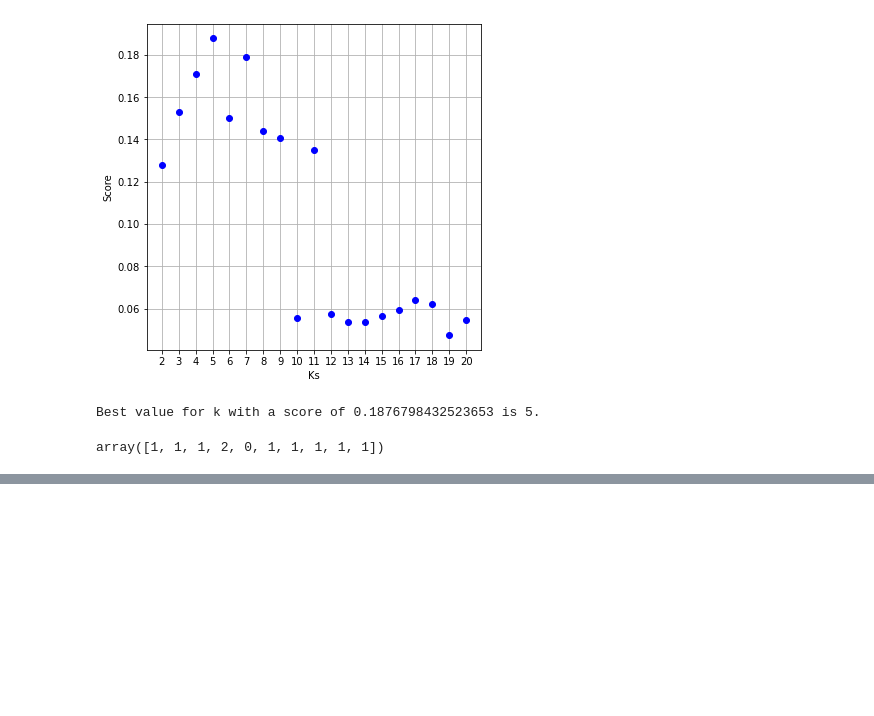
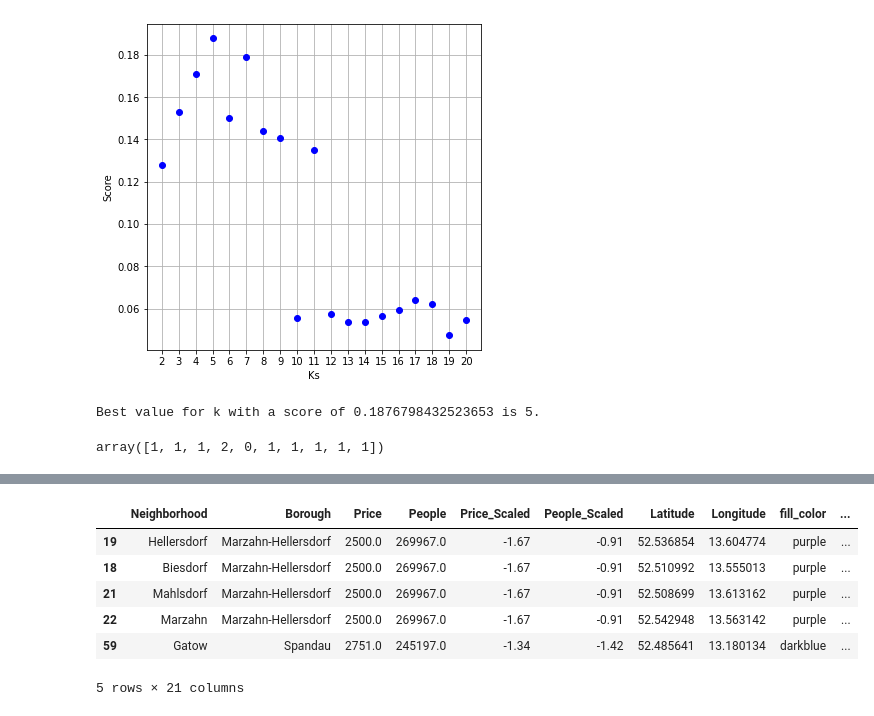
Before and after one commit to El-Gringo-Loco/IBM_Coursera_Capstone, a Jupyter notebook: coursera_capstone_project_week_05.ipynb, the cells around one changed output, grey strips where cells are left out. Cells and saved outputs as stored; diff of their text form; code cells hidden in the pictures; blank space fills up the shorter version.

```diff
--- a/coursera_capstone_project_week_05.ipynb
+++ b/coursera_capstone_project_week_05.ipynb
@@ -657,6 +643,8 @@ map_berlin_2
 [interactive output not drawn]
 # %%
 berlin_0 = berlin_merged.loc[berlin_merged["Cluster Labels"] == 0, :]
+# %%
+berlin_1 = berlin_merged.loc[berlin_merged["Cluster Labels"] == 1, :]
 # %%
 def set_icon(df, icon_1, icon_2, icon_3):
     df["icon"] = np.nan
@@ -695,3 +703,13 @@ for lat, lon, neigh, borough, cluster, price, people, color, icon in zip(berlin_
 map_berlin_4
 # %% [output]
 [interactive output not drawn]
+# %%
+berlin_1[:5]
+# %% [output]
+|  | Neighborhood | Borough | Price | People | Price_Scaled | People_Scaled | Latitude | Longitude | fill_color | ... |
+| 19 | Hellersdorf | Marzahn-Hellersdorf | 2500.0 | 269967.0 | -1.67 | -0.91 | 52.536854 | 13.604774 | purple | ... |
+| 18 | Biesdorf | Marzahn-Hellersdorf | 2500.0 | 269967.0 | -1.67 | -0.91 | 52.510992 | 13.555013 | purple | ... |
+| 21 | Mahlsdorf | Marzahn-Hellersdorf | 2500.0 | 269967.0 | -1.67 | -0.91 | 52.508699 | 13.613162 | purple | ... |
+| 22 | Marzahn | Marzahn-Hellersdorf | 2500.0 | 269967.0 | -1.67 | -0.91 | 52.542948 | 13.563142 | purple | ... |
+| 59 | Gatow | Spandau | 2751.0 | 245197.0 | -1.34 | -1.42 | 52.485641 | 13.180134 | darkblue | ... |
+5 rows × 21 columns
```
Also changed, not shown: parts of 7 cells of this notebook.
